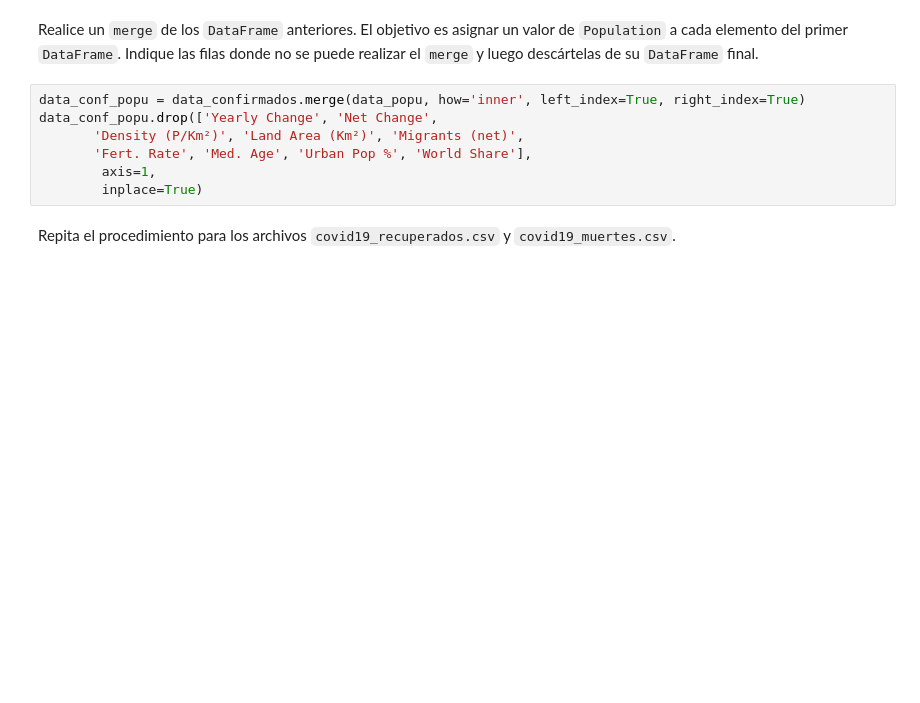
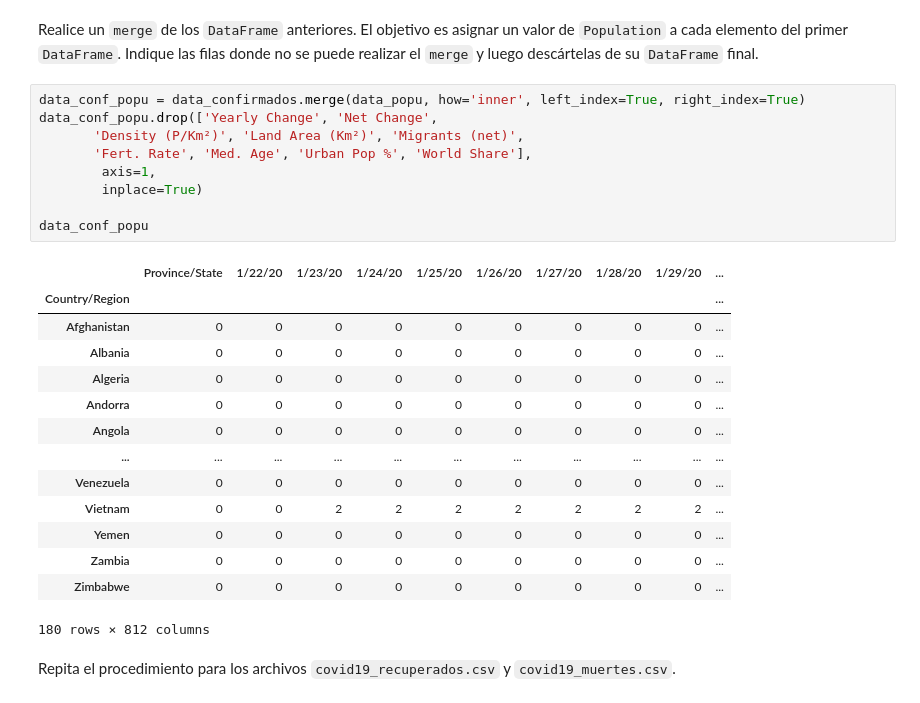
Before and after one commit to phuijse-classroom/info147-tarea-unidad1-ekipoagua, a Jupyter notebook: enunciado.ipynb, the cells around one changed output. Drawn from its saved outputs; the diff is of its cells as text; blank space fills up the shorter version.

```diff
--- a/enunciado.ipynb
+++ b/enunciado.ipynb
@@ -36,9 +69,26 @@ Realice un `merge` de los `DataFrame` anteriores. El objetivo es asignar un valo
 # %%
 data_conf_popu = data_confirmados.merge(data_popu, how='inner', left_index=True, right_index=True)
 data_conf_popu.drop(['Yearly Change', 'Net Change',
        'Density (P/Km²)', 'Land Area (Km²)', 'Migrants (net)',
        'Fert. Rate', 'Med. Age', 'Urban Pop %', 'World Share'],
         axis=1,
         inplace=True)
+
+data_conf_popu
+# %% [output]
+|  | Province/State | 1/22/20 | 1/23/20 | 1/24/20 | 1/25/20 | 1/26/20 | 1/27/20 | 1/28/20 | 1/29/20 | ... |
+| Country/Region |  |  |  |  |  |  |  |  |  | ... |
+| Afghanistan | 0 | 0 | 0 | 0 | 0 | 0 | 0 | 0 | 0 | ... |
+| Albania | 0 | 0 | 0 | 0 | 0 | 0 | 0 | 0 | 0 | ... |
+| Algeria | 0 | 0 | 0 | 0 | 0 | 0 | 0 | 0 | 0 | ... |
+| Andorra | 0 | 0 | 0 | 0 | 0 | 0 | 0 | 0 | 0 | ... |
+| Angola | 0 | 0 | 0 | 0 | 0 | 0 | 0 | 0 | 0 | ... |
+| ... | ... | ... | ... | ... | ... | ... | ... | ... | ... | ... |
+| Venezuela | 0 | 0 | 0 | 0 | 0 | 0 | 0 | 0 | 0 | ... |
+| Vietnam | 0 | 0 | 2 | 2 | 2 | 2 | 2 | 2 | 2 | ... |
+| Yemen | 0 | 0 | 0 | 0 | 0 | 0 | 0 | 0 | 0 | ... |
+| Zambia | 0 | 0 | 0 | 0 | 0 | 0 | 0 | 0 | 0 | ... |
+| Zimbabwe | 0 | 0 | 0 | 0 | 0 | 0 | 0 | 0 | 0 | ... |
+180 rows × 812 columns
 # %% [markdown]
 Repita el procedimiento para los archivos `covid19_recuperados.csv` y `covid19_muertes.csv`.
```
Also changed, not shown: parts of 12 cells of this notebook.
